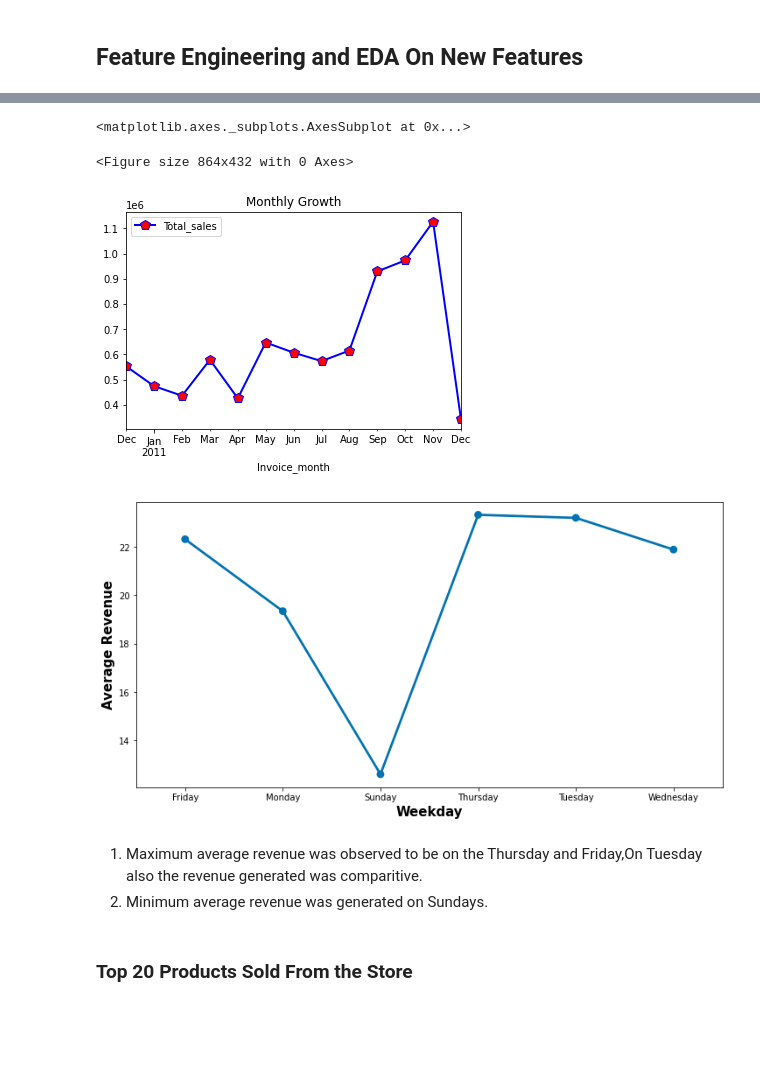
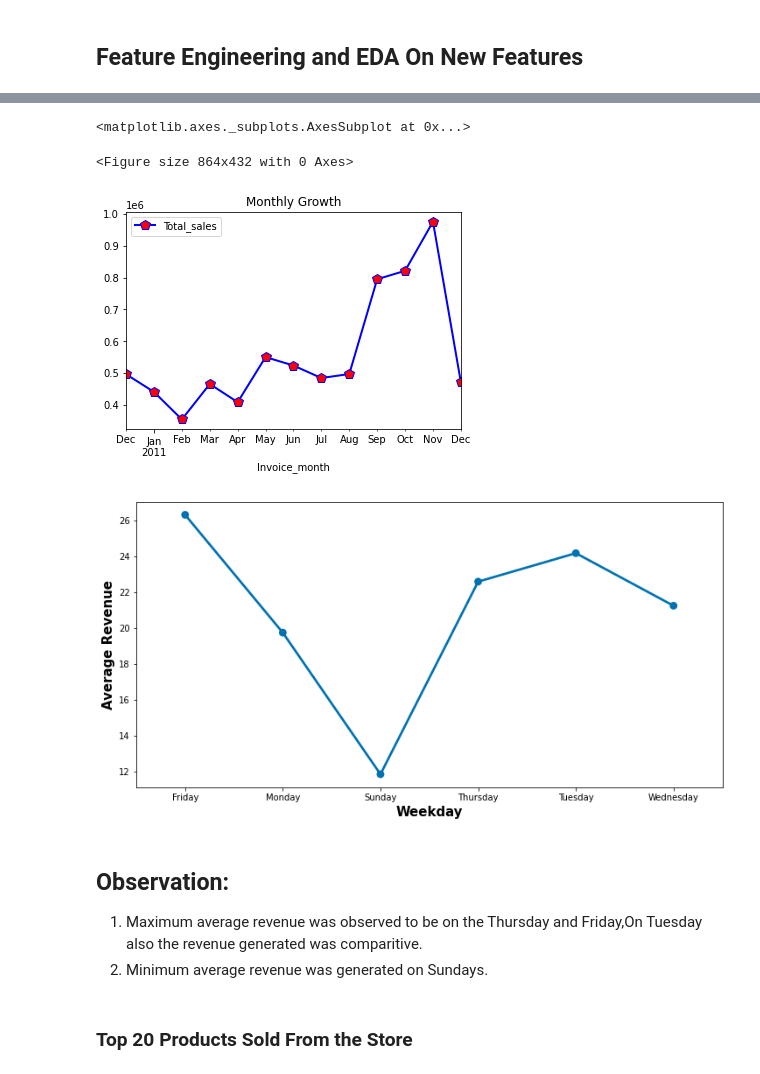
Before and after one commit to solankinitin1210/Capstone-Online-Retail-Customer-Segmentation, a Jupyter notebook: Online_Retail_Customer_Segmentation_Capstone_Project.ipynb, the cells around one changed output, grey strips where cells are left out. Drawn from its saved outputs; the diff is of its cells as text; code cells hidden in the pictures; blank space fills up the shorter version.

```diff
--- a/Online_Retail_Customer_Segmentation_Capstone_Project.ipynb
+++ b/Online_Retail_Customer_Segmentation_Capstone_Project.ipynb
@@ -45,7 +59,8 @@ from IPython.display import display_html
 # **Loading Dataset**
 # %%
 #importing the dataset in our colab envirnoment
-df=pd.read_excel('/content/drive/MyDrive/Almabetter/Capstone Project 4/Online Retail.xlsx')
+working_dir_path ="/content/drive/MyDrive/Almabetter/Capstone Project 4/Online Retail.xlsx"
+df=pd.read_excel(working_dir_path)
 # %% [markdown]
 #  **Initial Data review**
 # %%
@@ -446,14 +501,14 @@ df.shape
 Majority of the transactions are from United Kingdom,other countries are costitute very small proportions in order to make our segmentation clean we will be going ahead with the United Kingdom data only.
 # %%
 # Filtering the dataset
-df = df.loc[df['Country'] == 'United Kingdom']
+uk_data = df.loc[df['Country'] == 'United Kingdom']
 # %% [markdown]
 ## **Feature Engineering and EDA On New Features**
 # %%
 # Adding new features month , day and hour from invoice date
-df['Invoice_day'] = df['InvoiceDate'].dt.day_name()
-df['Invoice_hour'] = df['InvoiceDate'].dt.hour
-df['Invoice_month']=df['InvoiceDate'].dt.to_period('M')
-df['month']=df['InvoiceDate'].dt.month_name()
-df['purchase_date']=df["InvoiceDate"].dt.date
+uk_data['Invoice_day'] = uk_data['InvoiceDate'].dt.day_name()
+uk_data['Invoice_hour'] = uk_data['InvoiceDate'].dt.hour
+uk_data['Invoice_month']=uk_data['InvoiceDate'].dt.to_period('M')
+uk_data['month']=uk_data['InvoiceDate'].dt.month_name()
+uk_data['purchase_date']=uk_data["InvoiceDate"].dt.date
 # %%
@@ -533,23 +580,24 @@ Top10_Country_revenue
 # %%
 #Let's plot the Monthly growth
 plt.figure(figsize = (12,6))
-tsales_month = df.groupby('Invoice_month').Total_sales.sum().reset_index()
+tsales_month = uk_data.groupby('Invoice_month').Total_sales.sum().reset_index()
 tsales_month.plot.line(x='Invoice_month',y='Total_sales',title='Monthly Growth',color = 'b',marker='p', markersize=10, linewidth=2,markerfacecolor='red')
 # %% [output]
 <matplotlib.axes._subplots.AxesSubplot at 0x...>
 <Figure size 864x432 with 0 Axes>
-[figure, old version]
+[figure, new version]
 # %%
 #Bussiest day of the week
-tsales_weekday = df.groupby('Invoice_day').Total_sales.mean()
+tsales_weekday = uk_data.groupby('Invoice_day').Total_sales.mean()
 plt.figure(figsize = (12,6))
 sns.pointplot(x=tsales_weekday.index, y=tsales_weekday.values)
 plt.ylabel('Average Revenue',weight="bold",size=15)
 plt.xlabel('Weekday',weight="bold",size=15)
 plt.show()
 # %% [output]
-[figure, old version]
+[figure, new version]
 # %% [markdown]
+## **Observation:**
 1. Maximum average revenue was observed to be on the Thursday and Friday,On Tuesday also the revenue generated was comparitive.
 2. Minimum average revenue was generated on Sundays.
 # %% [markdown]
```
Also changed, not shown: parts of 71 cells of this notebook.
